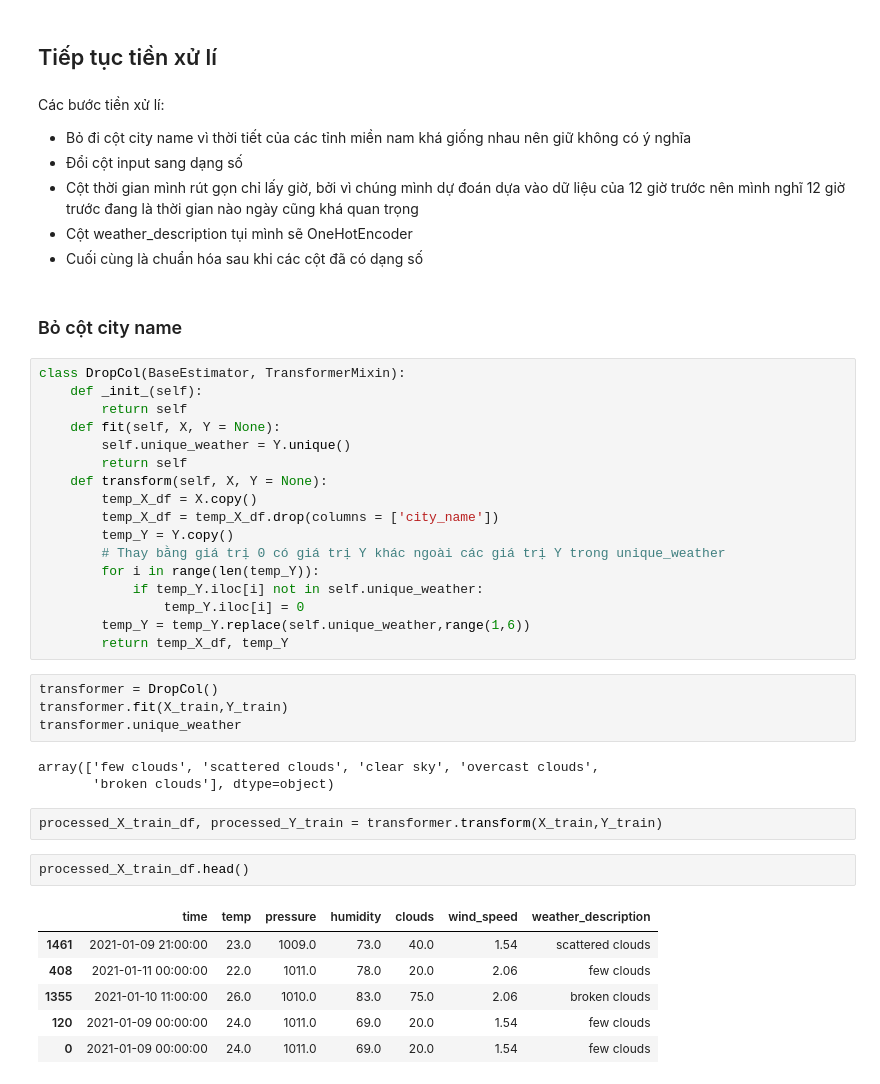
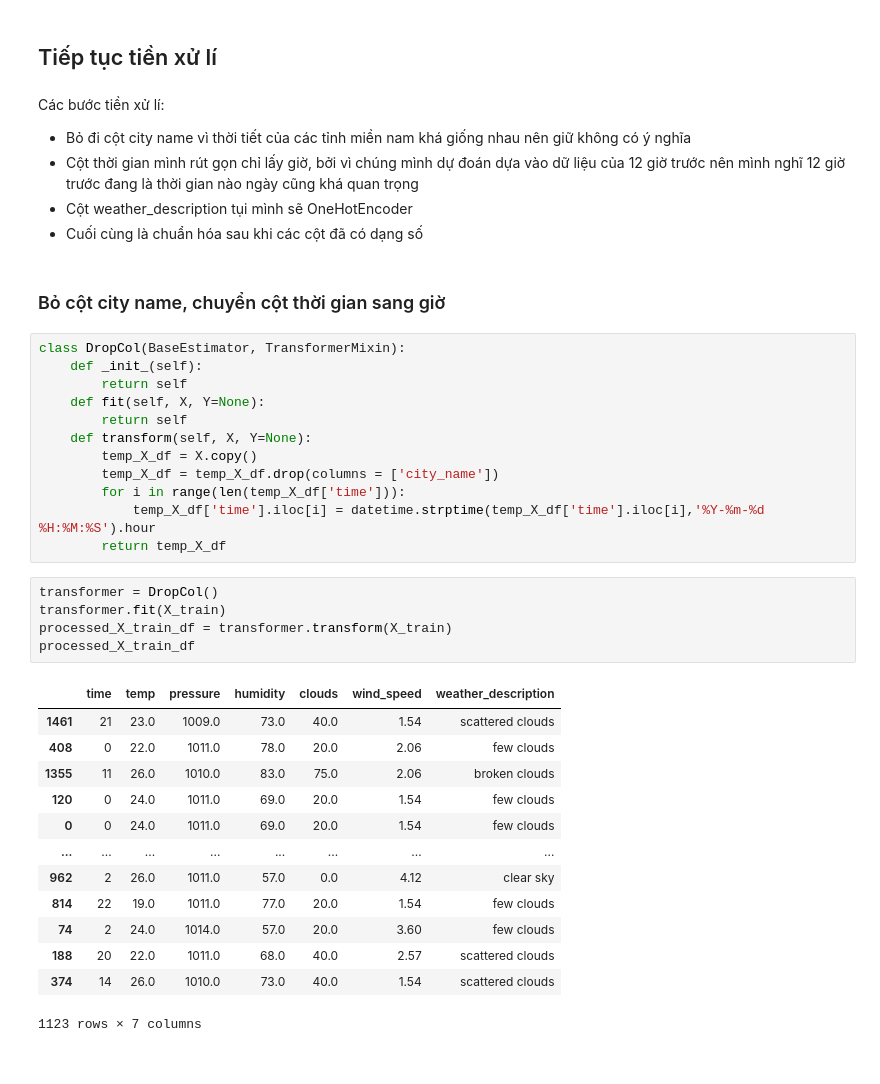
Before and after one commit to TranPhu1999/DH-NMKHDL-CK, a Jupyter notebook: Weather Prediction.ipynb, the cells around one changed output. Cells and saved outputs as stored; diff of their text form.

```diff
--- a/Weather Prediction.ipynb
+++ b/Weather Prediction.ipynb
@@ -263,44 +225,39 @@ X_train.head()
 # %% [markdown]
 Các bước tiền xử lí:
 - Bỏ đi cột city name vì thời tiết của các tỉnh miền nam khá giống nhau nên giữ không có ý nghĩa
-- Đổi cột input sang dạng số
 - Cột thời gian mình rút gọn chỉ lấy giờ, bởi vì chúng mình dự đoán dựa vào dữ liệu của 12 giờ trước nên mình nghĩ 12 giờ trước đang là thời gian nào ngày cũng khá quan trọng
 - Cột weather_description tụi mình sẽ OneHotEncoder
 - Cuối cùng là chuẩn hóa sau khi các cột đã có dạng số
 # %% [markdown]
-### Bỏ cột city name
+### Bỏ cột city name, chuyển cột thời gian sang giờ
 # %%
 class DropCol(BaseEstimator, TransformerMixin):
     def _init_(self):
         return self
-    def fit(self, X, Y = None):
-        self.unique_weather = Y.unique()
+    def fit(self, X, Y=None):
         return self
-    def transform(self, X, Y = None):
+    def transform(self, X, Y=None):
         temp_X_df = X.copy()
         temp_X_df = temp_X_df.drop(columns = ['city_name'])
-        temp_Y = Y.copy()
-        # Thay bằng giá trị 0 có giá trị Y khác ngoài các giá trị Y trong unique_weather
-        for i in range(len(temp_Y)):
-            if temp_Y.iloc[i] not in self.unique_weather:
-                temp_Y.iloc[i] = 0
-        temp_Y = temp_Y.replace(self.unique_weather,range(1,6))
-        return temp_X_df, temp_Y
+        for i in range(len(temp_X_df['time'])):
+            temp_X_df['time'].iloc[i] = datetime.strptime(temp_X_df['time'].iloc[i],'%Y-%m-%d %H:%M:%S').hour
+        return temp_X_df
 # %%
 transformer = DropCol()
-transformer.fit(X_train,Y_train)
-transformer.unique_weather
+transformer.fit(X_train)
+processed_X_train_df = transformer.transform(X_train)
+processed_X_train_df
 # %% [output]
+|  | time | temp | pressure | humidity | clouds | wind_speed | weather_description |
+| 1461 | 21 | 23.0 | 1009.0 | 73.0 | 40.0 | 1.54 | scattered clouds |
+| 408 | 0 | 22.0 | 1011.0 | 78.0 | 20.0 | 2.06 | few clouds |
+| 1355 | 11 | 26.0 | 1010.0 | 83.0 | 75.0 | 2.06 | broken clouds |
+| 120 | 0 | 24.0 | 1011.0 | 69.0 | 20.0 | 1.54 | few clouds |
+| 0 | 0 | 24.0 | 1011.0 | 69.0 | 20.0 | 1.54 | few clouds |
+| ... | ... | ... | ... | ... | ... | ... | ... |
+| 962 | 2 | 26.0 | 1011.0 | 57.0 | 0.0 | 4.12 | clear sky |
+| 814 | 22 | 19.0 | 1011.0 | 77.0 | 20.0 | 1.54 | few clouds |
+| 74 | 2 | 24.0 | 1014.0 | 57.0 | 20.0 | 3.60 | few clouds |
+| 188 | 20 | 22.0 | 1011.0 | 68.0 | 40.0 | 2.57 | scattered clouds |
+| 374 | 14 | 26.0 | 1010.0 | 73.0 | 40.0 | 1.54 | scattered clouds |
-array(['few clouds', 'scattered clouds', 'clear sky', 'overcast clouds',
-       'broken clouds'], dtype=object)
+1123 rows × 7 columns
-# %%
-processed_X_train_df, processed_Y_train = transformer.transform(X_train,Y_train)
-# %%
-processed_X_train_df.head()
-# %% [output]
-|  | time | temp | pressure | humidity | clouds | wind_speed | weather_description |
-| 1461 | 2021-01-09 21:00:00 | 23.0 | 1009.0 | 73.0 | 40.0 | 1.54 | scattered clouds |
-| 408 | 2021-01-11 00:00:00 | 22.0 | 1011.0 | 78.0 | 20.0 | 2.06 | few clouds |
-| 1355 | 2021-01-10 11:00:00 | 26.0 | 1010.0 | 83.0 | 75.0 | 2.06 | broken clouds |
-| 120 | 2021-01-09 00:00:00 | 24.0 | 1011.0 | 69.0 | 20.0 | 1.54 | few clouds |
-| 0 | 2021-01-09 00:00:00 | 24.0 | 1011.0 | 69.0 | 20.0 | 1.54 | few clouds |
```
Also changed, not shown: parts of 45 cells of this notebook.
